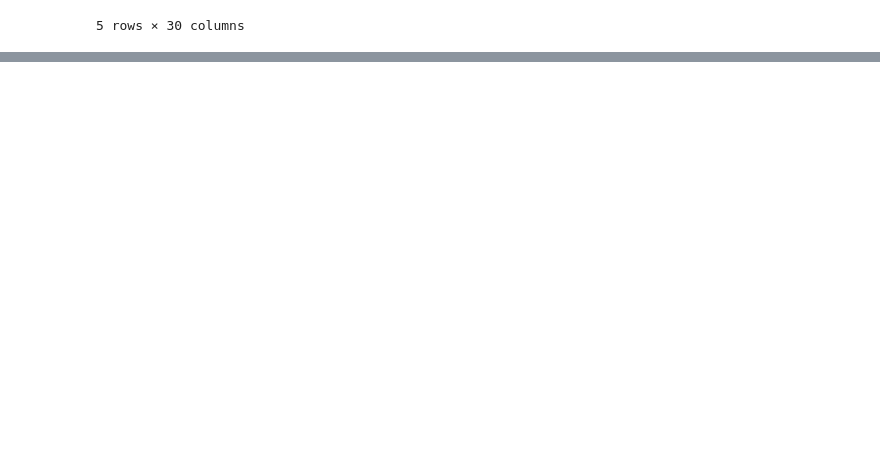
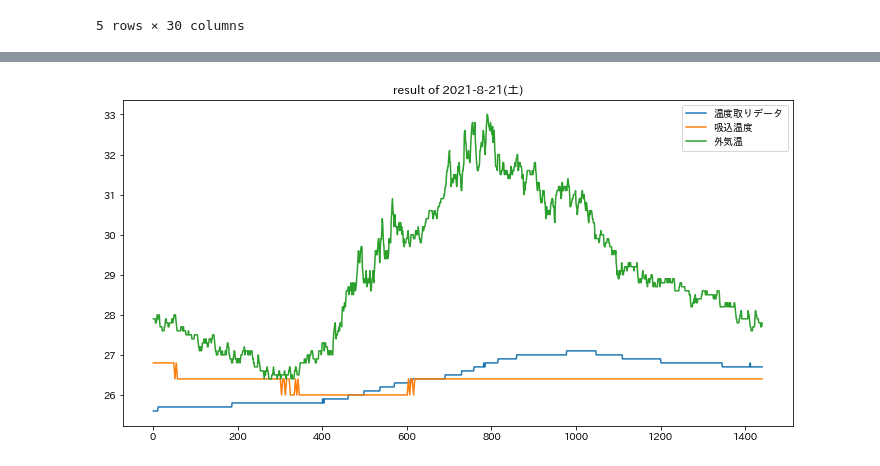
Before and after one commit to Kdy0115/agent-simulation-system, a Jupyter notebook: prototype.ipynb, the cells around one changed output, grey strips where cells are left out. Saved outputs shown, nothing was run; the diff lists cells and outputs as text; code cells hidden in the pictures; blank space fills up the shorter version.

```diff
--- a/prototype.ipynb
+++ b/prototype.ipynb
@@ -1060,0 +1052,3 @@ ls
+# %%
+df_observe = pd.read_csv(observe_data,encoding="shift-jis")
+df_base    = pd.read_csv(base_data,encoding="shift-jis")
@@ -1060,0 +1065,27 @@ ls
+# %%
+df_merge = pd.merge(df_observe,df_base,on="時間")
+# %%
+df_5f2 = df_merge[["時間","625_実測値","5f2吸込温度","5気温"]]
+# %%
+def view_graph(df,flag):
+    title_time = df["時間"].iloc[0]
+    title_time = dt.strptime(title_time, '%Y-%m-%d %H:%M:%S')
+
+    x = [i for i in range(1,len(df["時間"])+1)]
+    y1 = df["625_実測値"].values
+    y2 = df["5f2吸込温度"].values
+    y3 = df["5気温"].values
+    fig = plt.figure(figsize=(12,6))
+
+    # 1行2列に分割した中の1(左側)
+    ax1 = fig.add_subplot(1, 1, 1)
+    ax1.plot(x, y1,label="温度取りデータ")
+    ax1.plot(x, y2,label="吸込温度")
+    ax1.plot(x, y3,label="外気温")
+
+    plt.title("result of {0}-{1}-{2}({3})".format(str(title_time.year),str(title_time.month),str(title_time.day),flag))
+    ax1.legend()
+# %%
+view_graph(df_5f2,"土")
+# %% [output]
+[figure, added]
```
Also changed, not shown: parts of 10 cells of this notebook, 1 other file.
